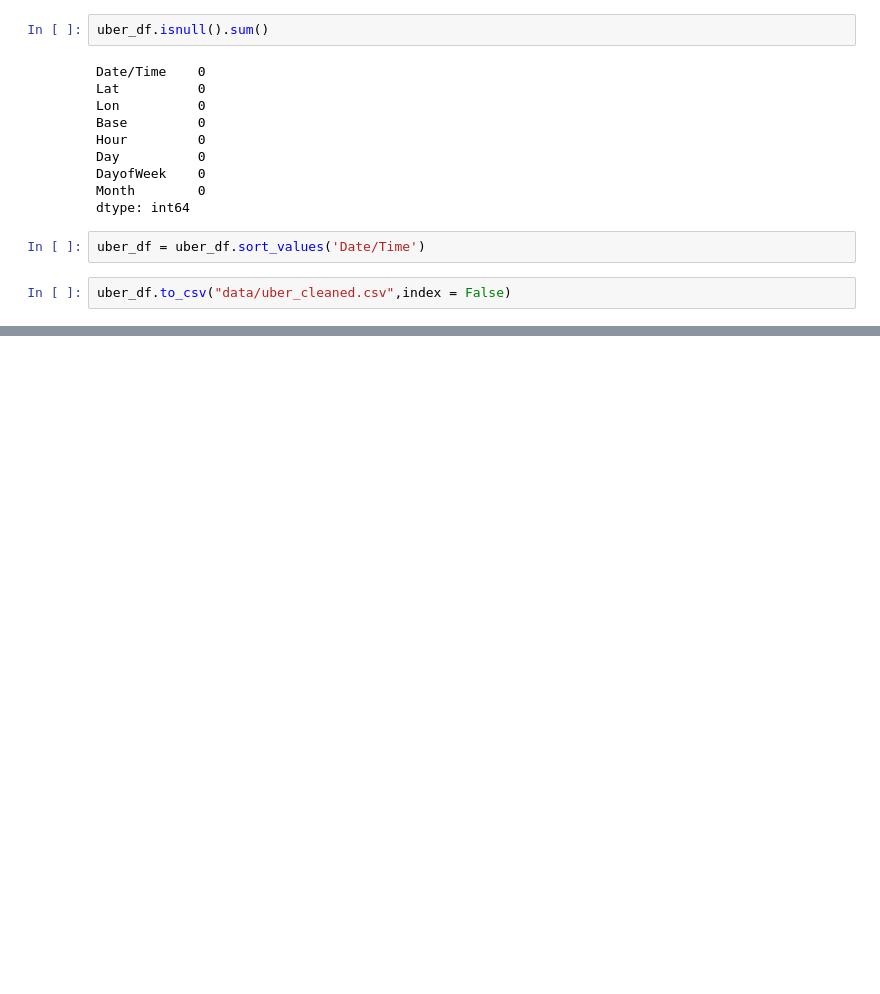
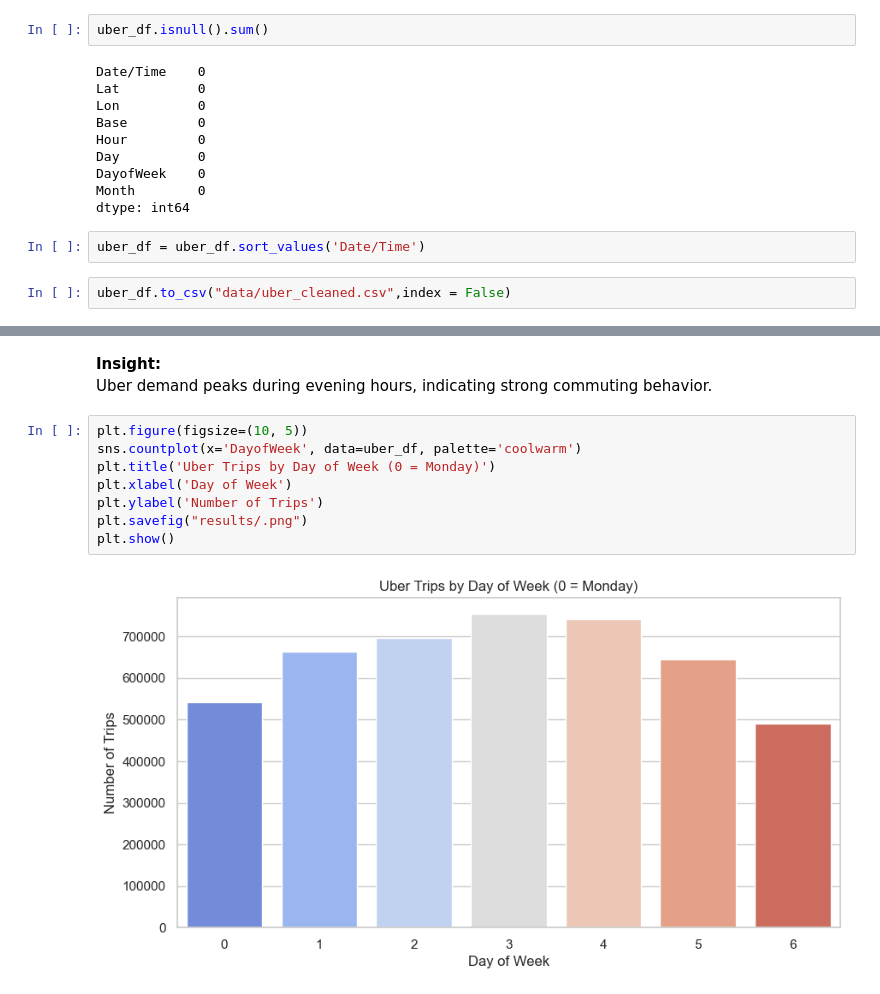
Before and after one commit to HarshaVaradhanGopal/Uber-Trip-Analysis-ML, a Jupyter notebook: Uber_Trip_Analysis.ipynb, the cells around one changed output, grey strips where cells are left out. Drawn from its saved outputs; the diff is of its cells as text; blank space fills up the shorter version.

```diff
--- a/Uber_Trip_Analysis.ipynb
+++ b/Uber_Trip_Analysis.ipynb
@@ -147,0 +160,13 @@ uber_df.to_csv("data/uber_cleaned.csv",index = False)
+# %% [markdown]
+**Insight:**
+Uber demand peaks during evening hours, indicating strong commuting behavior.
+# %%
+plt.figure(figsize=(10, 5))
+sns.countplot(x='DayofWeek', data=uber_df, palette='coolwarm')
+plt.title('Uber Trips by Day of Week (0 = Monday)')
+plt.xlabel('Day of Week')
+plt.ylabel('Number of Trips')
+plt.savefig("results/.png")
+plt.show()
+# %% [output]
+[figure, added]
```
Also changed, not shown: parts of 7 cells of this notebook.
